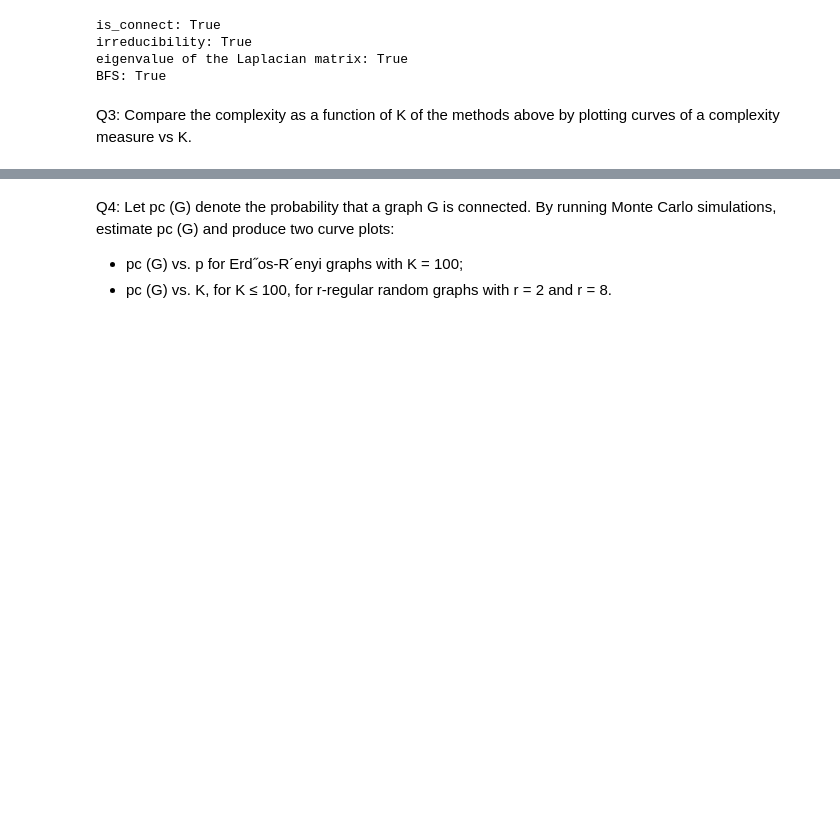
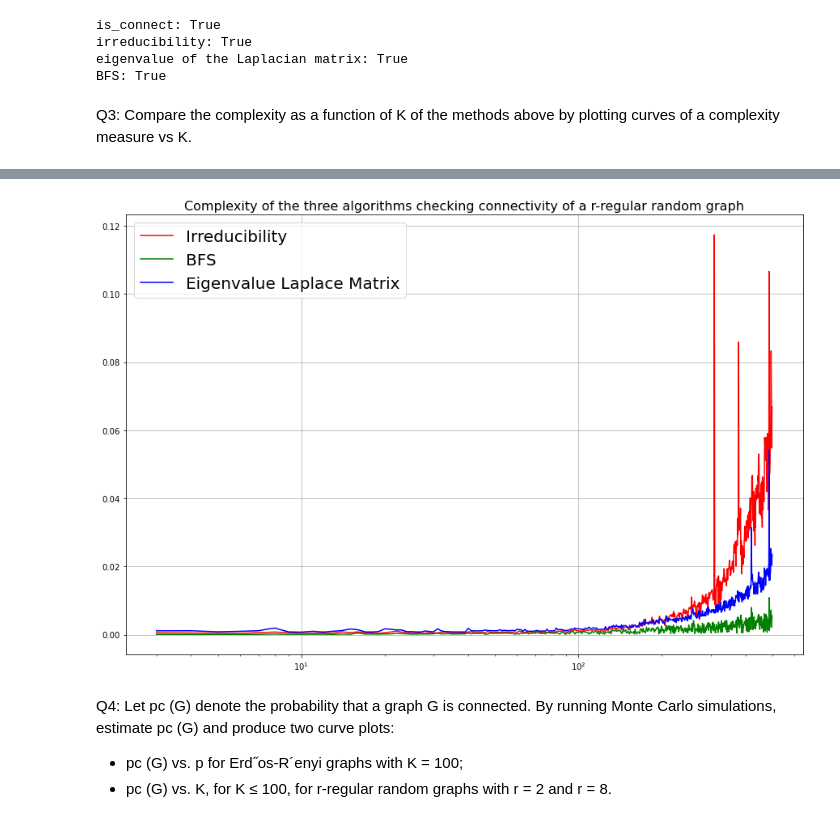
Before and after one commit to maryyyyna/Networking-for-Big-Data-and-Laboratory, a Jupyter notebook: HW1.ipynb, the cells around one changed output, grey strips where cells are left out. Drawn from its saved outputs; the diff is of its cells as text; code cells hidden in the pictures; blank space fills up the shorter version.

```diff
--- a/HW1.ipynb
+++ b/HW1.ipynb
@@ -135,3 +152,7 @@ plt.show()
+# %%
+plot_of_complexity(Graph_type = 1) # r-regular random graph
+# %% [output]
+[figure, added]
 # %% [markdown]
 Q4: Let pc (G) denote the probability that a graph G is connected.
 By running Monte Carlo simulations, estimate pc (G) and
```
Also changed, not shown: parts of 29 cells of this notebook.
